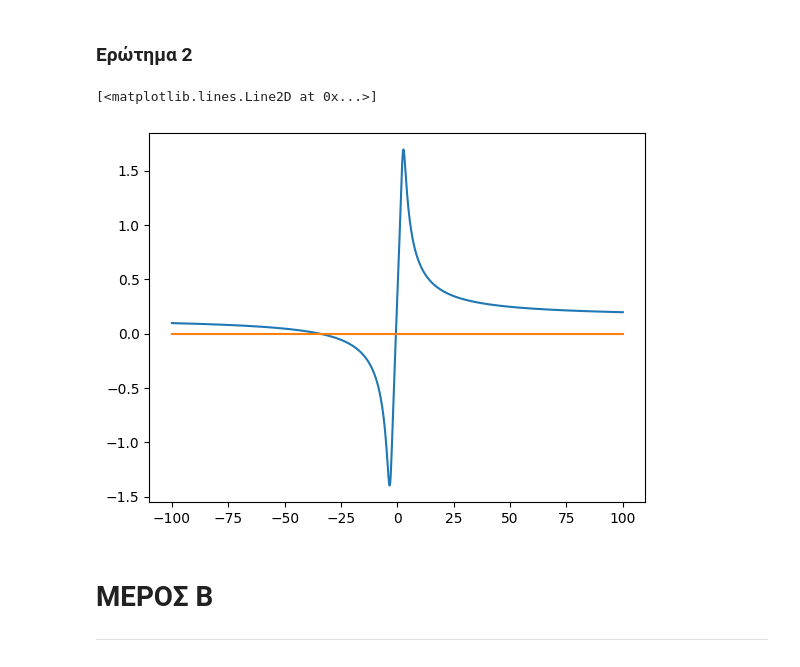
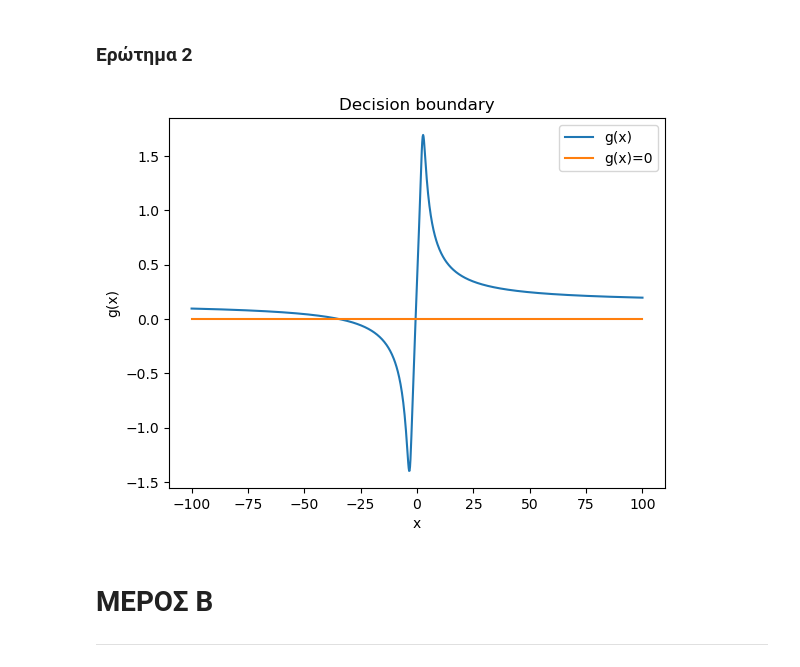
Before and after one commit to bilonio/ProjectML, a Jupyter notebook: Team30-AC.ipynb, the cells around one changed output. Saved outputs shown, nothing was run; the diff lists cells and outputs as text; code cells hidden in the pictures.

Commit message:
update plots

```diff
--- a/Team30-AC.ipynb
+++ b/Team30-AC.ipynb
@@ -98,14 +98,18 @@ Theta estimation for D1 is:  2.5250501002003958
 # %%
 D = np.linspace(-100, 100, 1000)
 
 prediction = classifier.predict(D, 7/12, 5/12)
 
 zero = np.zeros_like(D)
 plt.plot(D, prediction)
 plt.plot(D, zero)
+plt.legend(["g(x)", "g(x)=0"])
+plt.xlabel("x")
+plt.ylabel("g(x)")
+plt.title("Decision boundary")
+plt.show()
 # %% [output]
-[<matplotlib.lines.Line2D at 0x...>]
-[figure, old version]
+[figure, new version]
 # %% [markdown]
 # ΜΕΡΟΣ Β
 ____________________________________________________________________________________
```
Also changed, not shown: parts of 3 cells of this notebook.
